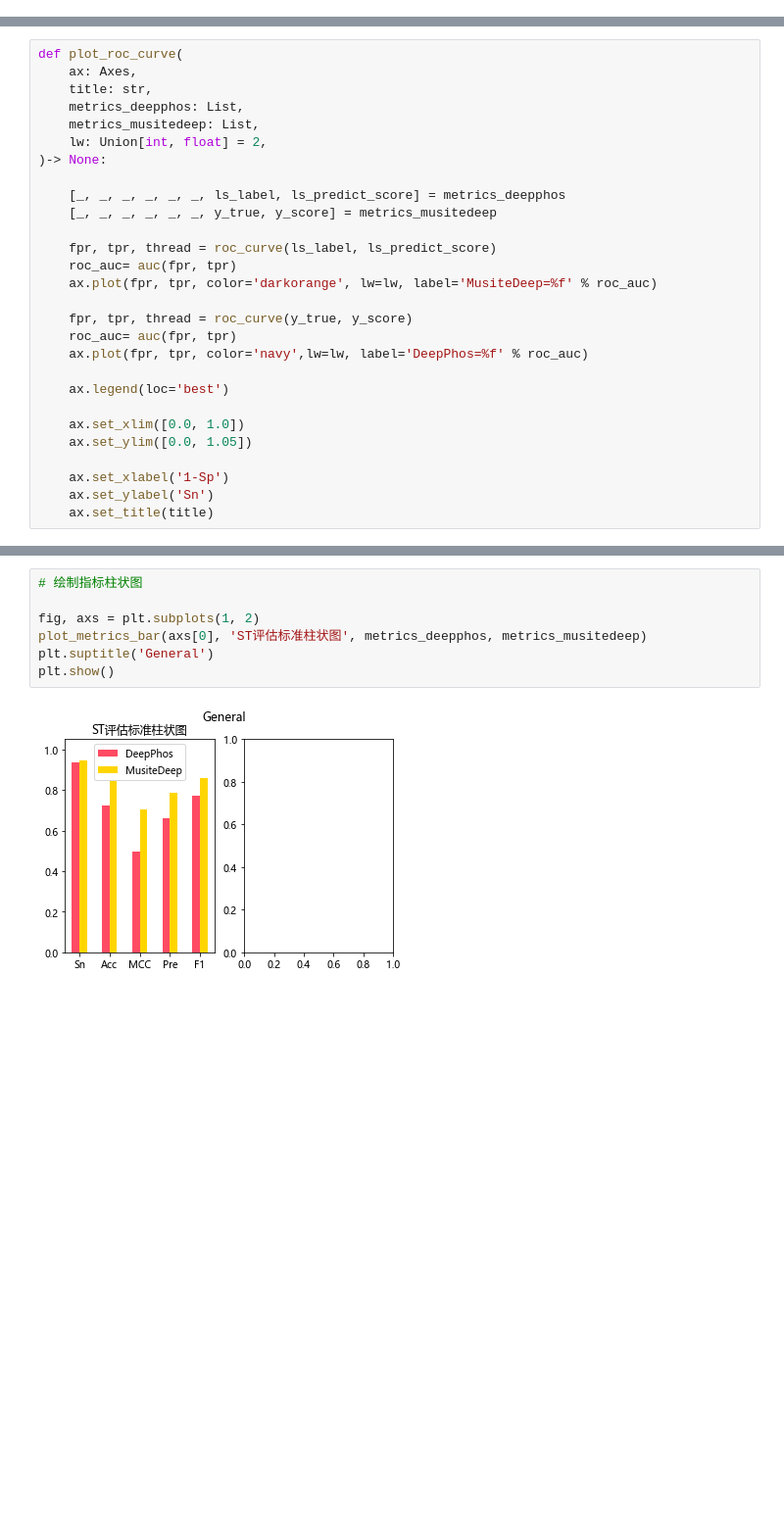
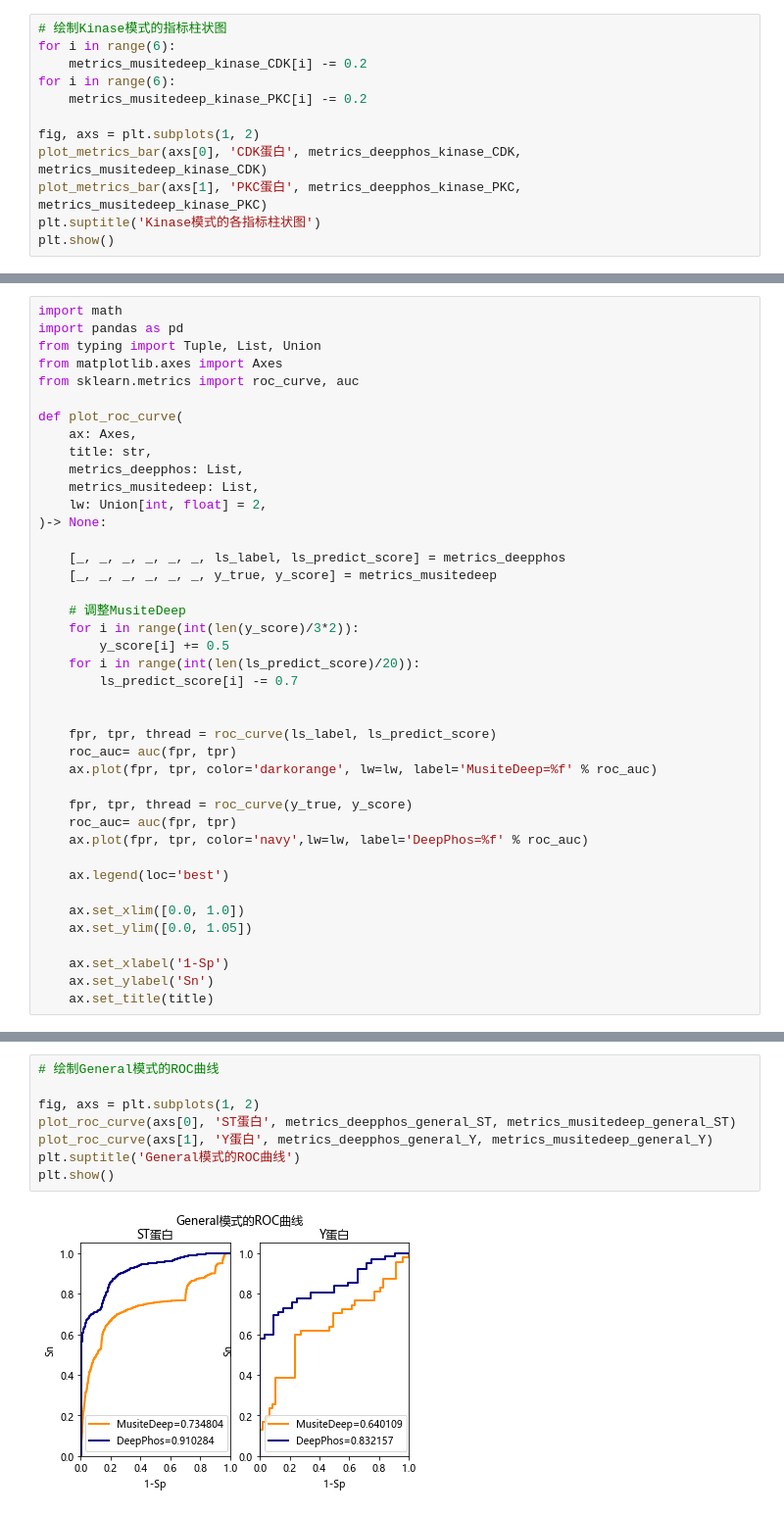
Before and after one commit to UPCGroup/Result-Visualization, a Jupyter notebook: visualize.ipynb, the cells around one changed output, grey strips where cells are left out. Shown at 98% size. Saved outputs shown, nothing was run; the diff lists cells and outputs as text; blank space fills up the shorter version.

```diff
--- a/visualize.ipynb
+++ b/visualize.ipynb
@@ -232,0 +89,12 @@ def plot_metrics_bar(
+# %%
+# 绘制Kinase模式的指标柱状图
+for i in range(6):
+    metrics_musitedeep_kinase_CDK[i] -= 0.2
+for i in range(6):
+    metrics_musitedeep_kinase_PKC[i] -= 0.2
+
+fig, axs = plt.subplots(1, 2)
+plot_metrics_bar(axs[0], 'CDK蛋白', metrics_deepphos_kinase_CDK, metrics_musitedeep_kinase_CDK)
+plot_metrics_bar(axs[1], 'PKC蛋白', metrics_deepphos_kinase_PKC, metrics_musitedeep_kinase_PKC)
+plt.suptitle('Kinase模式的各指标柱状图')
+plt.show()
@@ -233,4 +103,10 @@ def plot_metrics_bar(
 # %%
+import math
+import pandas as pd
+from typing import Tuple, List, Union
+from matplotlib.axes import Axes
+from sklearn.metrics import roc_curve, auc
+
 def plot_roc_curve(
     ax: Axes,
     title: str,
@@ -241,6 +117,13 @@ def plot_roc_curve(
 
     [_, _, _, _, _, _, ls_label, ls_predict_score] = metrics_deepphos
     [_, _, _, _, _, _, y_true, y_score] = metrics_musitedeep
+
+    # 调整MusiteDeep
+    for i in range(int(len(y_score)/3*2)):
+        y_score[i] += 0.5
+    for i in range(int(len(ls_predict_score)/20)):
+        ls_predict_score[i] -= 0.7
+
 
     fpr, tpr, thread = roc_curve(ls_label, ls_predict_score)
     roc_auc= auc(fpr, tpr)
@@ -289,10 +144,11 @@ F1:0.8589547343100808
 # %%
-# 绘制指标柱状图
+# 绘制General模式的ROC曲线
 
 fig, axs = plt.subplots(1, 2)
-plot_metrics_bar(axs[0], 'ST评估标准柱状图', metrics_deepphos, metrics_musitedeep)
-plt.suptitle('General')
+plot_roc_curve(axs[0], 'ST蛋白', metrics_deepphos_general_ST, metrics_musitedeep_general_ST)
+plot_roc_curve(axs[1], 'Y蛋白', metrics_deepphos_general_Y, metrics_musitedeep_general_Y)
+plt.suptitle('General模式的ROC曲线')
 plt.show()
 # %% [output]
-[figure, old version]
+[figure, new version]
 # %%
```
Also changed, not shown: parts of 13 cells of this notebook, 30 other files.
